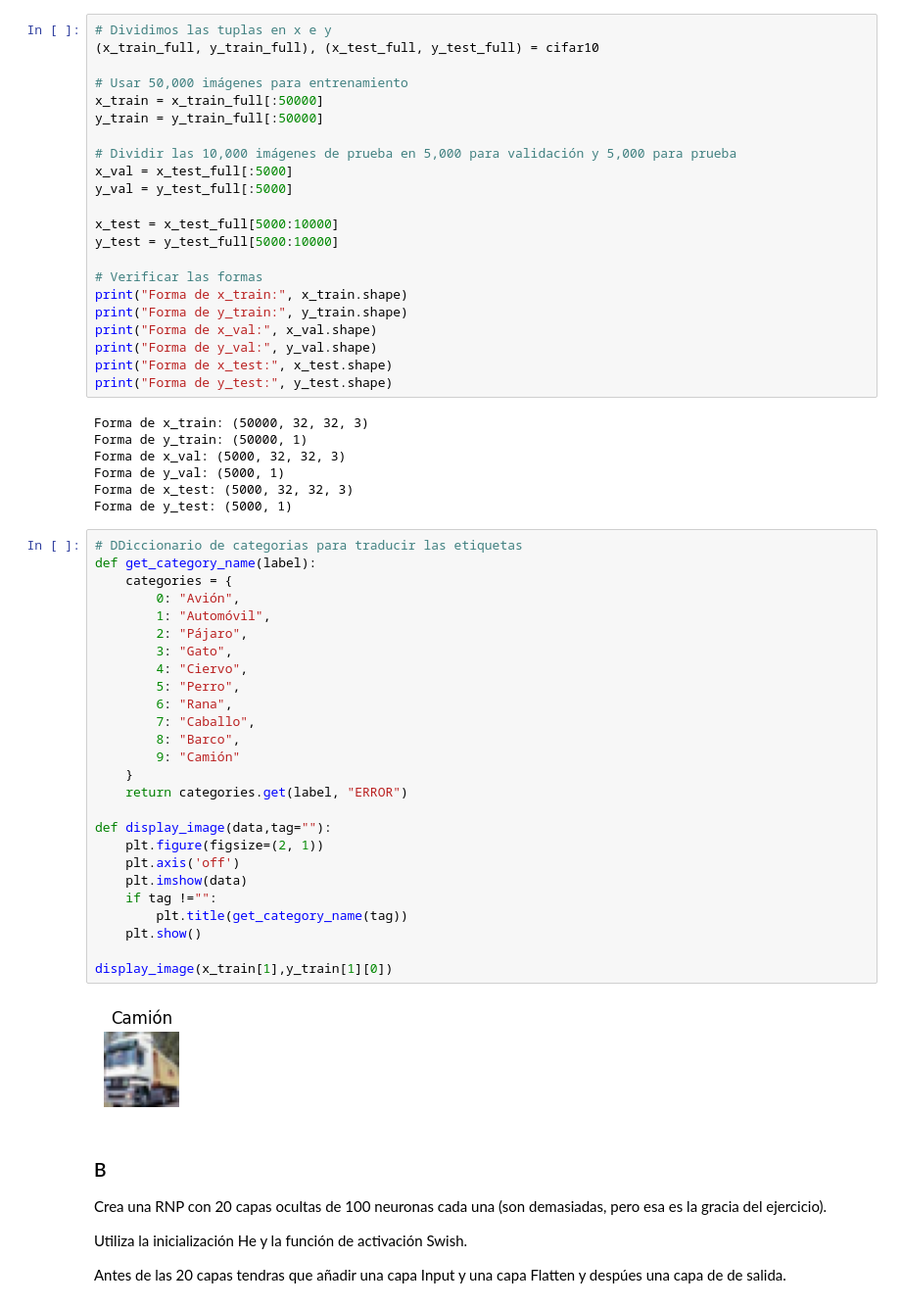
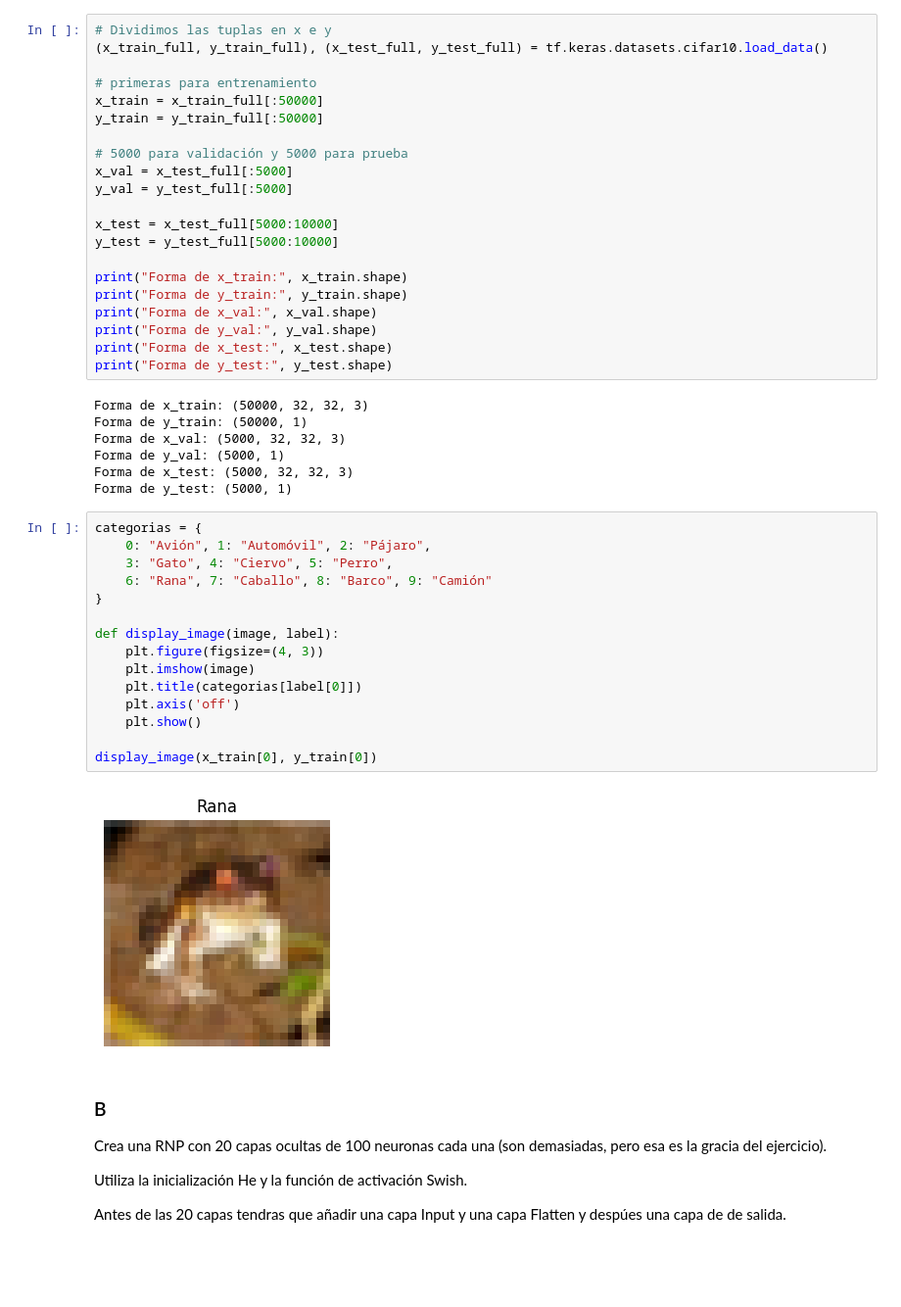
Before and after one commit to iruneguinea9/SAPA, a Jupyter notebook: Aprendizaje no supervisado/4_6/4_6Ejercicios.ipynb, the cells around one changed output. Shown at 98% size. Drawn from its saved outputs; the diff is of its cells as text; blank space fills up the shorter version.

```diff
--- a/Aprendizaje no supervisado/4_6/4_6Ejercicios.ipynb
+++ b/Aprendizaje no supervisado/4_6/4_6Ejercicios.ipynb
@@ -37,19 +16,18 @@ print(cifar10[1])
 # %%
 # Dividimos las tuplas en x e y
-(x_train_full, y_train_full), (x_test_full, y_test_full) = cifar10
+(x_train_full, y_train_full), (x_test_full, y_test_full) = tf.keras.datasets.cifar10.load_data()
 
-# Usar 50,000 imágenes para entrenamiento
+# primeras para entrenamiento
 x_train = x_train_full[:50000]
 y_train = y_train_full[:50000]
 
-# Dividir las 10,000 imágenes de prueba en 5,000 para validación y 5,000 para prueba
+# 5000 para validación y 5000 para prueba
 x_val = x_test_full[:5000]
 y_val = y_test_full[:5000]
 
 x_test = x_test_full[5000:10000]
 y_test = y_test_full[5000:10000]
 
-# Verificar las formas
 print("Forma de x_train:", x_train.shape)
 print("Forma de y_train:", y_train.shape)
 print("Forma de x_val:", x_val.shape)
@@ -64,33 +42,22 @@ Forma de y_val: (5000, 1)
 Forma de x_test: (5000, 32, 32, 3)
 Forma de y_test: (5000, 1)
 # %%
-# DDiccionario de categorias para traducir las etiquetas
-def get_category_name(label):
-    categories = {
-        0: "Avión",
-        1: "Automóvil",
-        2: "Pájaro",
-        3: "Gato",
-        4: "Ciervo",
-        5: "Perro",
-        6: "Rana",
-        7: "Caballo",
-        8: "Barco",
-        9: "Camión"
-    }
-    return categories.get(label, "ERROR")
+categorias = {
+    0: "Avión", 1: "Automóvil", 2: "Pájaro",
+    3: "Gato", 4: "Ciervo", 5: "Perro",
+    6: "Rana", 7: "Caballo", 8: "Barco", 9: "Camión"
+}
 
-def display_image(data,tag=""):
-    plt.figure(figsize=(2, 1))
+def display_image(image, label):
+    plt.figure(figsize=(4, 3))
+    plt.imshow(image)
+    plt.title(categorias[label[0]])
     plt.axis('off')
-    plt.imshow(data)
-    if tag !="":
-        plt.title(get_category_name(tag))
     plt.show()
 
-display_image(x_train[1],y_train[1][0])
+display_image(x_train[0], y_train[0])
 # %% [output]
-[figure, old version]
+[figure, new version]
 # %% [markdown]
 ### B
 Crea una RNP con 20 capas ocultas de 100 neuronas cada una (son demasiadas,
```
Also changed, not shown: parts of 9 cells of this notebook, 1 other file.
